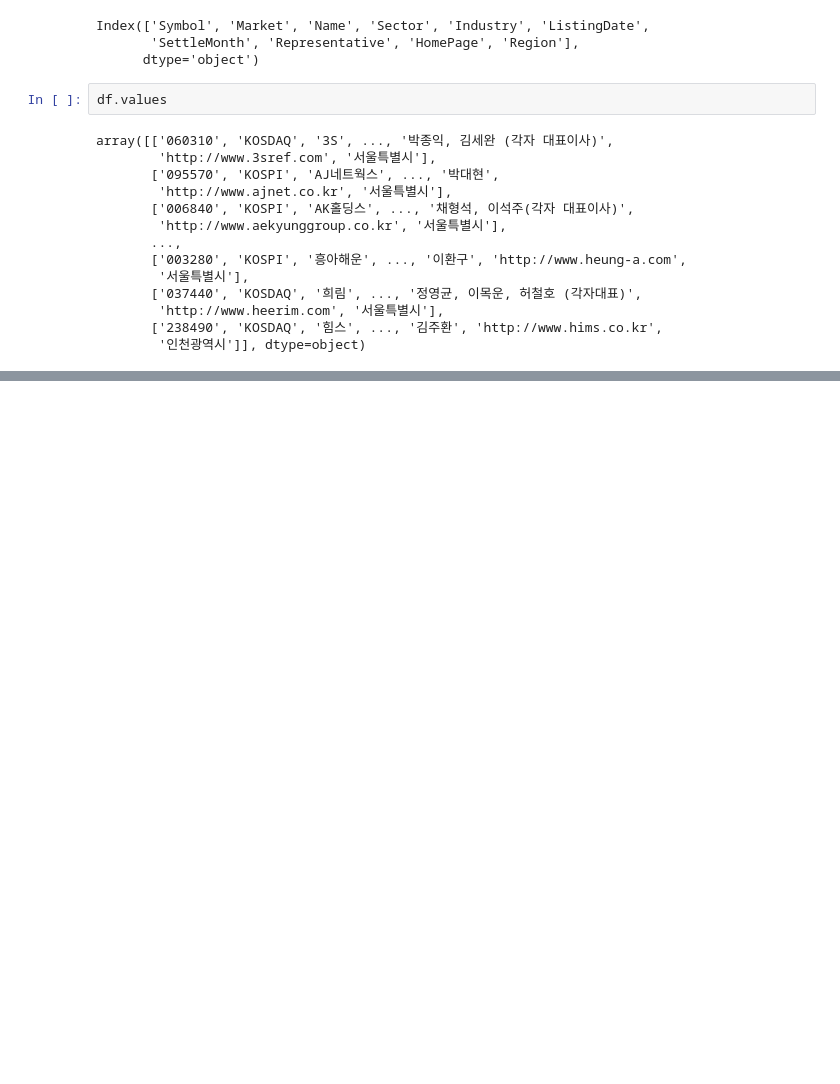
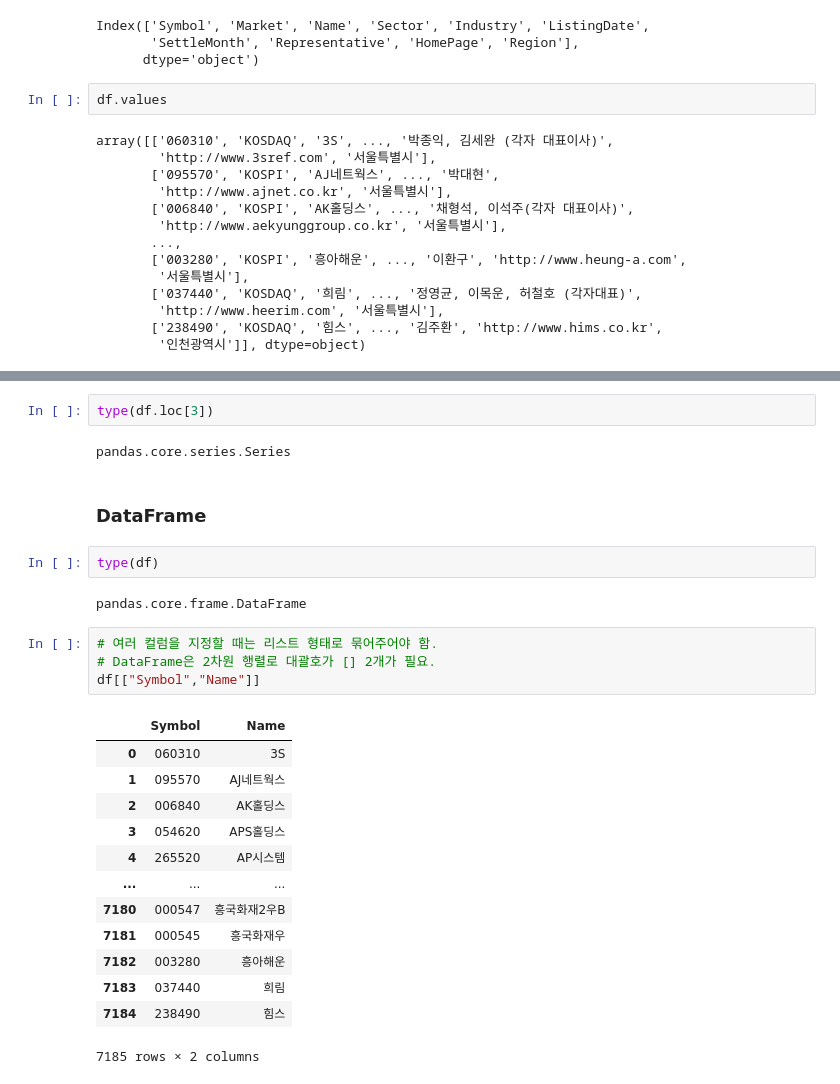
Before and after one commit to DestinyKim/FinanceDataReader, a Jupyter notebook: 0804_FinanceDataReader.ipynb, the cells around one changed output, grey strips where cells are left out. Cells and saved outputs as stored; diff of their text form; blank space fills up the shorter version.

```diff
--- a/0804_FinanceDataReader.ipynb
+++ b/0804_FinanceDataReader.ipynb
@@ -138,0 +176,28 @@ array([['060310', 'KOSDAQ', '3S', ..., '박종익, 김세완 (각자 대표이
+# %%
+type(df.loc[3])
+# %% [output]
+pandas.core.series.Series
+# %% [markdown]
+### DataFrame
+# %%
+type(df)
+# %% [output]
+pandas.core.frame.DataFrame
+# %%
+# 여러 컬럼을 지정할 때는 리스트 형태로 묶어주어야 함.
+# DataFrame은 2차원 행렬로 대괄호가 [] 2개가 필요.
+df[["Symbol","Name"]]
+# %% [output]
+|  | Symbol | Name |
+| 0 | 060310 | 3S |
+| 1 | 095570 | AJ네트웍스 |
+| 2 | 006840 | AK홀딩스 |
+| 3 | 054620 | APS홀딩스 |
+| 4 | 265520 | AP시스템 |
+| ... | ... | ... |
+| 7180 | 000547 | 흥국화재2우B |
+| 7181 | 000545 | 흥국화재우 |
+| 7182 | 003280 | 흥아해운 |
+| 7183 | 037440 | 희림 |
+| 7184 | 238490 | 힘스 |
+7185 rows × 2 columns
```
Also changed, not shown: parts of 17 cells of this notebook.
